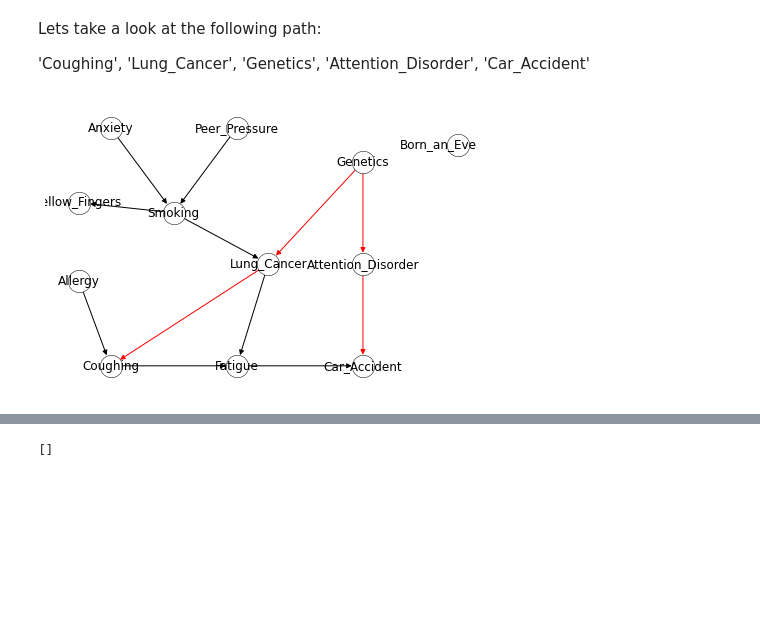
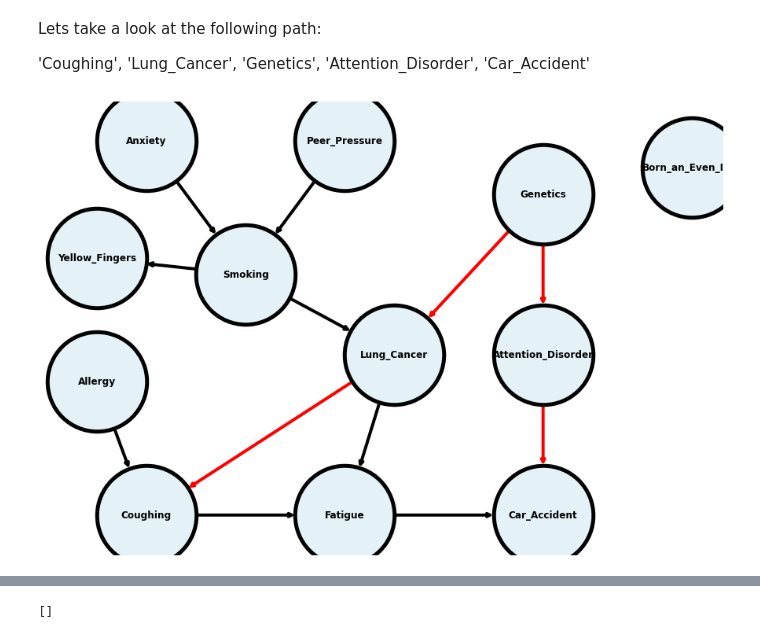
Before and after one commit to keerthybalan/CausalDS_LUCAS, a Jupyter notebook: EDA.ipynb, the cells around one changed output, grey strips where cells are left out. Saved outputs shown, nothing was run; the diff lists cells and outputs as text; code cells hidden in the pictures; blank space fills up the shorter version.

```diff
--- a/EDA.ipynb
+++ b/EDA.ipynb
@@ -445,7 +498,12 @@ Lets take a look at the following path:
 
 'Coughing', 'Lung_Cancer', 'Genetics', 'Attention_Disorder', 'Car_Accident'
 # %%
+plt.figure(3,figsize=(12,8))
+
 colors = ['black', 'black', 'black', 'black', 'r', 'r', 'r', 'black', 'black', 'black', 'r', 'black']
-nx.draw(G, pos= pos, with_labels=True, node_size=500, node_color='w', edgecolors = 'black', edge_color =colors)
+nx.draw(G, pos= pos, with_labels=True, node_size=16000, node_color='#e4f2f7', edgecolors = 'black', edge_color =colors, linewidths= 5, width = 4, font_size = 12,  font_weight = 'bold')
+
+
+plt.show()
 # %% [output]
-[figure, old version]
+[figure, new version]
```
Also changed, not shown: parts of 37 cells of this notebook.
